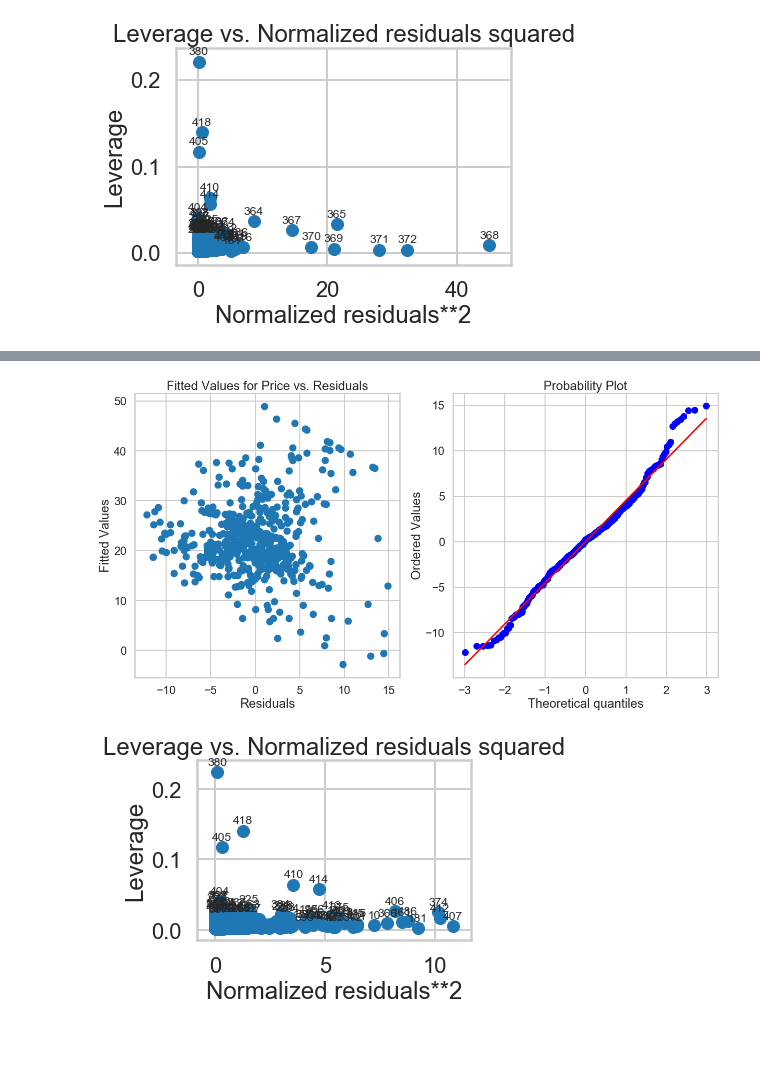
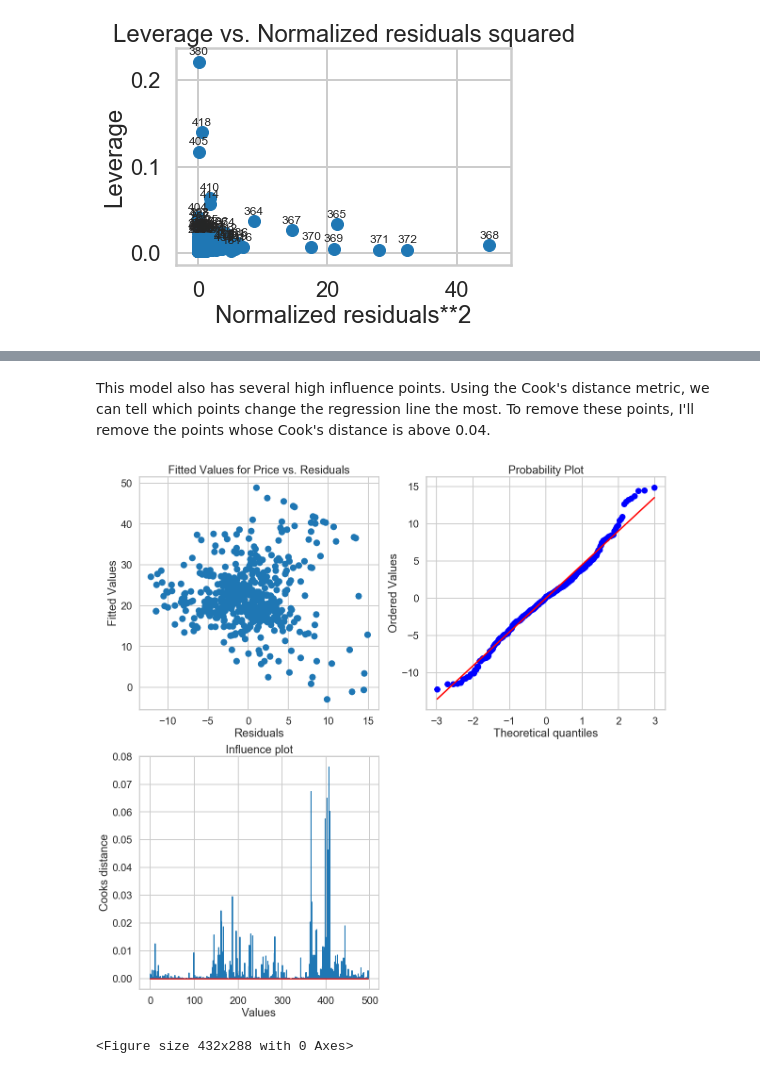
Before and after one commit to clairemiles/Mini-Projects, a Jupyter notebook: linear_regression/Linear_Regression.ipynb, the cells around one changed output, grey strips where cells are left out. Cells and saved outputs as stored; diff of their text form; code cells hidden in the pictures; blank space fills up the shorter version.

```diff
--- a/linear_regression/Linear_Regression.ipynb
+++ b/linear_regression/Linear_Regression.ipynb
@@ -970,0 +973,11 @@ To locate points of interest on this graph, we should look at the upper and lowe
+# %%
+# high influence points
+influence = m.get_influence()
+(c, p) = influence.cooks_distance
+bos['cooks'] = c # add as attribute in dataframe
+
+plt.stem(np.arange(len(c)), c, markerfmt=",")
+plt.title("Influence plot")
+plt.xlabel("Values")
+plt.ylabel("Cooks distance")
+plt.show()
@@ -971,27 +986,36 @@ To locate points of interest on this graph, we should look at the upper and lowe
+# %% [markdown]
+This model also has several high influence points. Using the Cook's distance metric, we can tell which points change the regression line the most. To remove these points, I'll remove the points whose Cook's distance is above 0.04.
 # %%
-# Model with ouliers and high leverage points removed
-no_outliers = (bos.residual < 20) & (bos.residual > -13)
+# Model with oultliers removed
+no_outliers = (bos.residual < 20) & (bos.residual > -13) & (bos.cooks < 0.04)
 bos = bos[no_outliers]
 m = ols('PRICE ~ CRIM + RM + PTRATIO', data=bos).fit()
 predicted = m.fittedvalues
 actual = bos['PRICE']
 bos.residual = actual - predicted
 # %%
-plt.figure(figsize=(20,10))
+plt.figure(figsize=(20,20))
 
-plt.subplot(1,2,1)
+plt.subplot(2,2,1)
 plt.scatter(bos.residual, predicted)
 plt.xlabel("Residuals")
 plt.ylabel("Fitted Values")
 plt.title("Fitted Values for Price vs. Residuals")
 
-plt.subplot(1,2,2)
+plt.subplot(2,2,2)
 stats.probplot(bos.residual, dist="norm", plot=plt)
 
-plot_leverage_resid2(m)
+plt.subplot(2,2,3)
+influence = m.get_influence()
+(c, p) = influence.cooks_distance
+plt.stem(np.arange(len(c)), c, markerfmt=",")
+plt.title("Influence plot")
+plt.xlabel("Values")
+plt.ylabel("Cooks distance")
+plt.show()
 
 plt.tight_layout()
 plt.show()
 # %% [output]
-[figure, old version]
+[figure, new version]
-[figure, removed]
+<Figure size 432x288 with 0 Axes>
```
Also changed, not shown: parts of 8 cells of this notebook.
